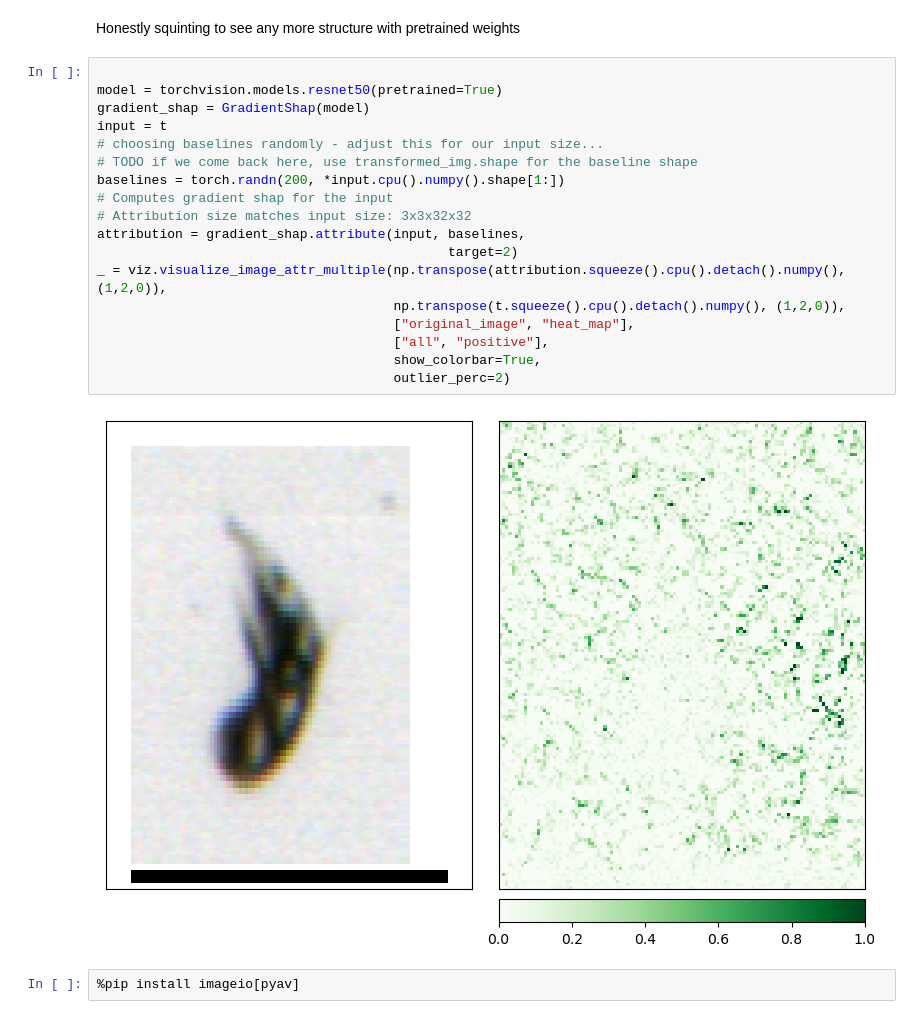
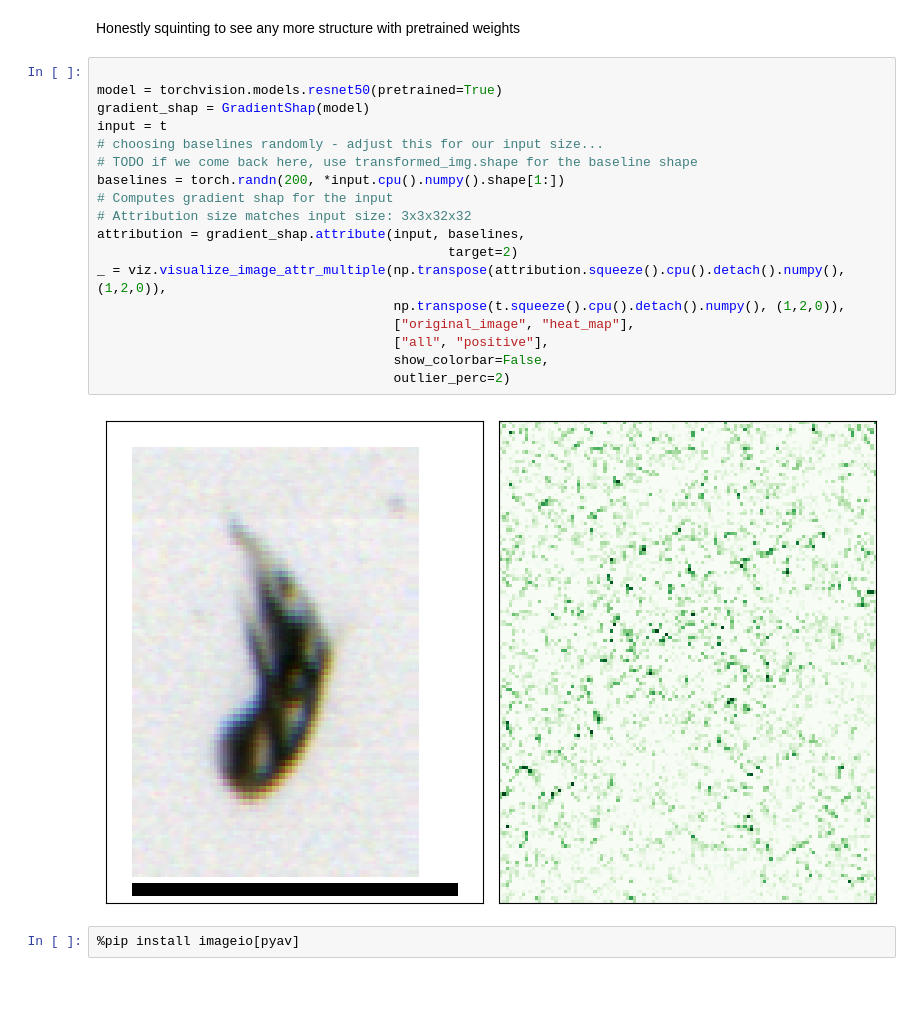
Before and after one commit to jmarshrossney/plankton_ml, a Jupyter notebook: notebooks/ModelExplainability.ipynb, the cells around one changed output. Saved outputs shown, nothing was run; the diff lists cells and outputs as text; blank space fills up the shorter version.

```diff
--- a/notebooks/ModelExplainability.ipynb
+++ b/notebooks/ModelExplainability.ipynb
@@ -352,23 +331,23 @@ Honestly squinting to see any more structure with pretrained weights
 # %%
 
 model = torchvision.models.resnet50(pretrained=True)
 gradient_shap = GradientShap(model)
 input = t
 # choosing baselines randomly - adjust this for our input size...
 # TODO if we come back here, use transformed_img.shape for the baseline shape
 baselines = torch.randn(200, *input.cpu().numpy().shape[1:])
 # Computes gradient shap for the input
 # Attribution size matches input size: 3x3x32x32
 attribution = gradient_shap.attribute(input, baselines,
                                              target=2)
 _ = viz.visualize_image_attr_multiple(np.transpose(attribution.squeeze().cpu().detach().numpy(), (1,2,0)),
                                       np.transpose(t.squeeze().cpu().detach().numpy(), (1,2,0)),
                                       ["original_image", "heat_map"],
                                       ["all", "positive"],
-                                      show_colorbar=True,
+                                      show_colorbar=False,
                                       outlier_perc=2)
 # %% [output]
-[figure, old version]
+[figure, new version]
 # %%
 %pip install imageio[pyav]
 # %% [output]
```
Also changed, not shown: parts of 18 cells of this notebook.
